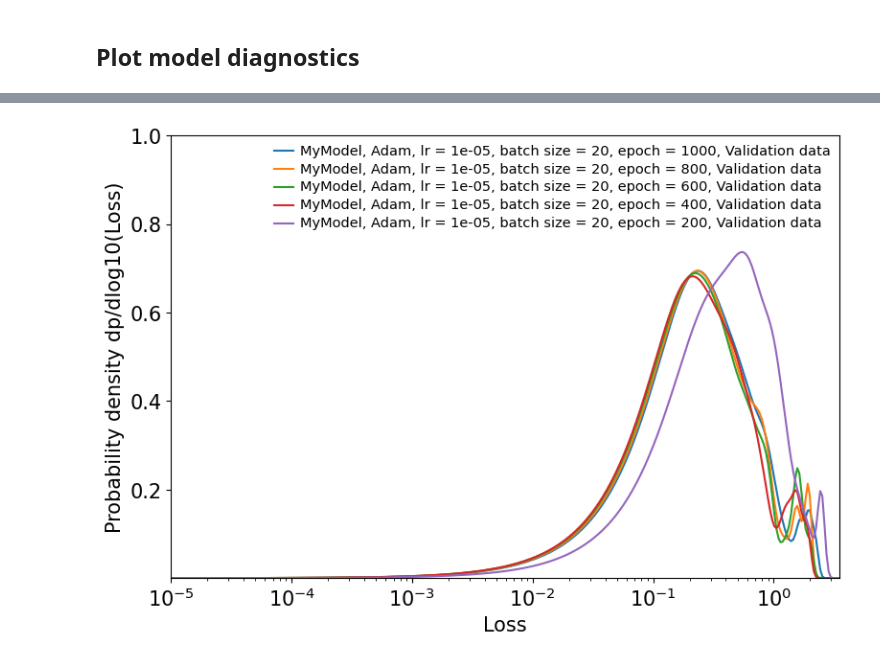
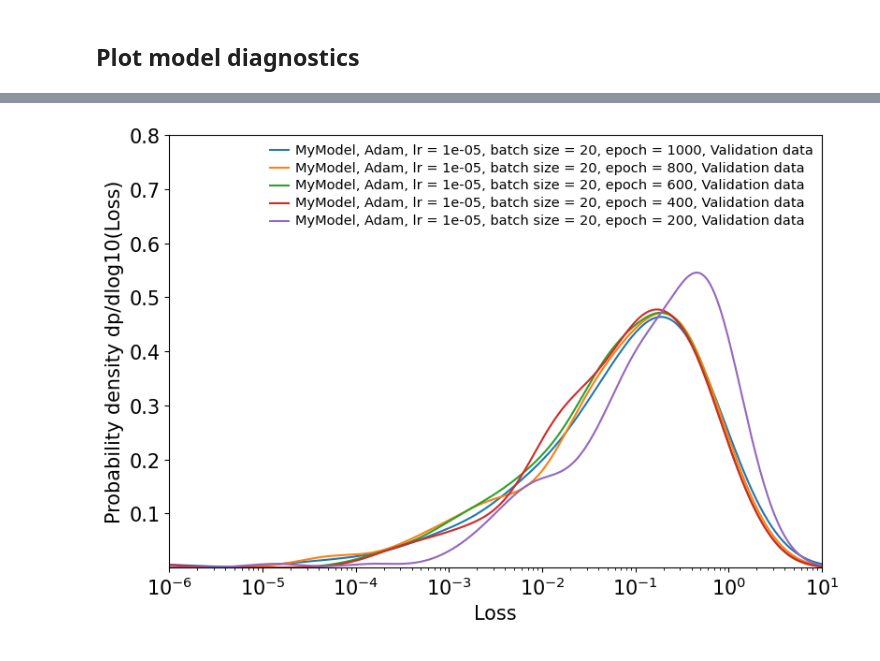
Before and after one commit to jankazil/torch-tk, a Jupyter notebook: notebooks/HowTo.ipynb, the cells around one changed output, grey strips where cells are left out. Drawn from its saved outputs; the diff is of its cells as text; code cells hidden in the pictures.

```diff
--- a/notebooks/HowTo.ipynb
+++ b/notebooks/HowTo.ipynb
@@ -322,4 +322,4 @@ plot_diagnostics(train_diagnostics,dpdlog10=True,xlim=[1e-5,3.5],ylim=[1E-4,1],e
 # %%
-plot_diagnostics(valid_diagnostics,dpdlog10=True,xlim=[1e-5,3.5],ylim=[1E-4,1],epoch_skip=2,pdf_bin_n=500,pdf_log_grid=True)
+plot_diagnostics(valid_diagnostics,dpdlog10=True,xlim=[1e-6,1e1],ylim=[1E-4,0.8],epoch_skip=2,pdf_bin_n=500)
 # %% [output]
-[figure, old version]
+[figure, new version]
```
Also changed, not shown: parts of 6 cells of this notebook, 1 other file.
